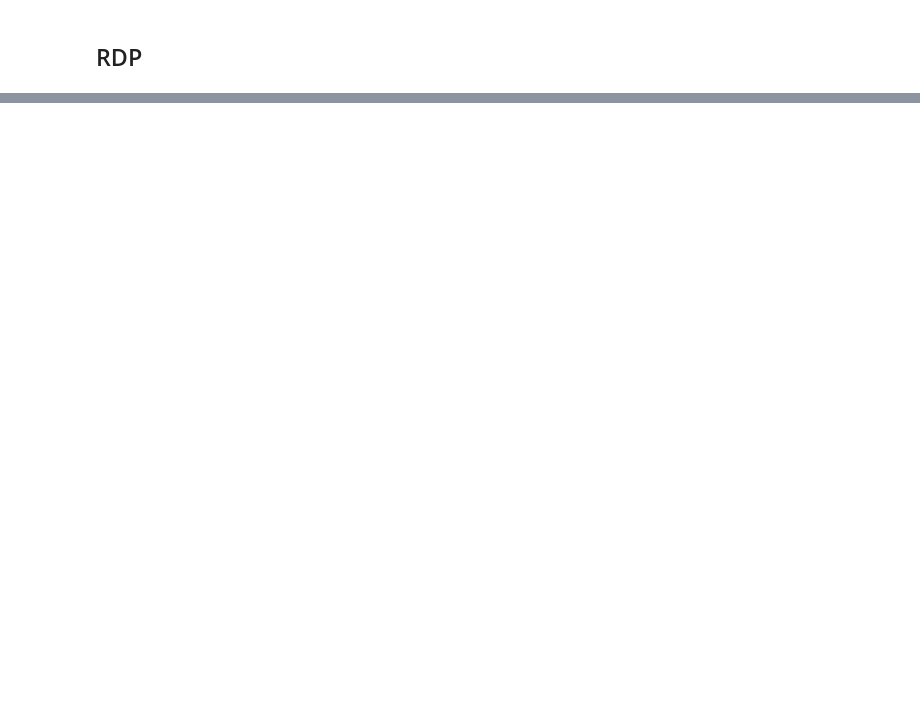
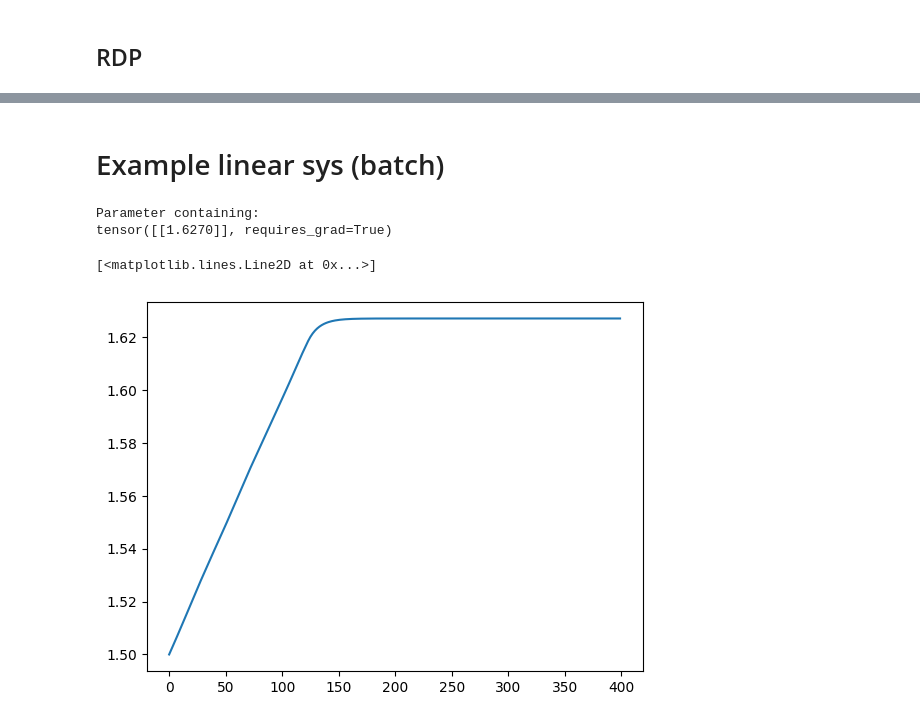
Before and after one commit to anby-dmr/RDP_asym_stability, a Jupyter notebook: direct_LQR_test.ipynb, the cells around one changed output, grey strips where cells are left out. Saved outputs shown, nothing was run; the diff lists cells and outputs as text; code cells hidden in the pictures; blank space fills up the shorter version.

```diff
--- a/direct_LQR_test.ipynb
+++ b/direct_LQR_test.ipynb
@@ -332,7 +277,7 @@ plt.legend()
 # LQR formula
 # Use torch tensor to calculate the LQR
 # 不用x_ref，因为就是0
-def LQR_cartpole(A, B, N, Q_mat, R, Qf_mat, T, x0):
+def LQR_cartpole(A, B, N, Q, R, Qf, T, x0):
     """
     Input:
         A, B: system dynamics
@@ -531,7 +490,7 @@ R = torch.tensor([[1.]])
 
 load_param = False
 tail_str = ''
-log_path = './testLinearCartPole/exp_in_paper' + tail_str + '.txt'
+log_path = './testLinearCartPole/exp_new' + tail_str + '.txt'
 
 os.makedirs(os.path.dirname(log_path), exist_ok=True)
 
@@ -559,7 +518,7 @@ T = 4
 nx = 4
 nu = 1
 
-n_epoch = 1200
+n_epoch = 400
 
 loss = 0
 loss_list = []
@@ -606,0 +570,52 @@ plot_Q_list(Qf_list, 'Qf')
+# %% [markdown]
+# Example linear sys (batch)
+# %%
+# Construct MPC problem
+# Use float32
+
+
+DTYPES = torch.float32
+torch.set_default_dtype(DTYPES)
+MPC_T = 4
+A = torch.tensor([[1.]])
+B = torch.tensor([[1.]])
+Q = torch.tensor([[1.]])
+R = torch.tensor([[1.]])
+Qf = nn.Parameter(torch.tensor([[1.5]]))
+N = torch.tensor([[0.]])
+T = 3
+nx = 1
+nu = 1
+batch_size = 64
+
+optimizer = Adam([Qf], lr=0.001)
+
+n_epoch = 400
+
+terminal_list = []
+loss_list = []
+
+loss = 0
+loss_recent = 0
+for epoch in tqdm(range(n_epoch)):
+    x_init = torch.randn(64, 1) * 100
+    x = x_init
+
+    terminal_list.append(Qf.item())
+
+    x_list, u_list, VN_list = mpc_cartpole(A, B, N, Q, R, Qf, MPC_T, T, x_init)
+
+    optimizer.zero_grad()
+    loss = RDP_criteria_cartpole(VN_list, x_list, u_list, 1, MPC_T, lambda x: torch.relu(x), test=False).mean()
+    loss_list.append(loss.item())
+    loss.backward()
+    optimizer.step()
+
+
+print(Qf)
+plt.plot(terminal_list)
+# %% [output]
+Parameter containing:
+tensor([[1.6270]], requires_grad=True)
+[<matplotlib.lines.Line2D at 0x...>]
+[figure, added]
```
Also changed, not shown: parts of 9 cells of this notebook.
